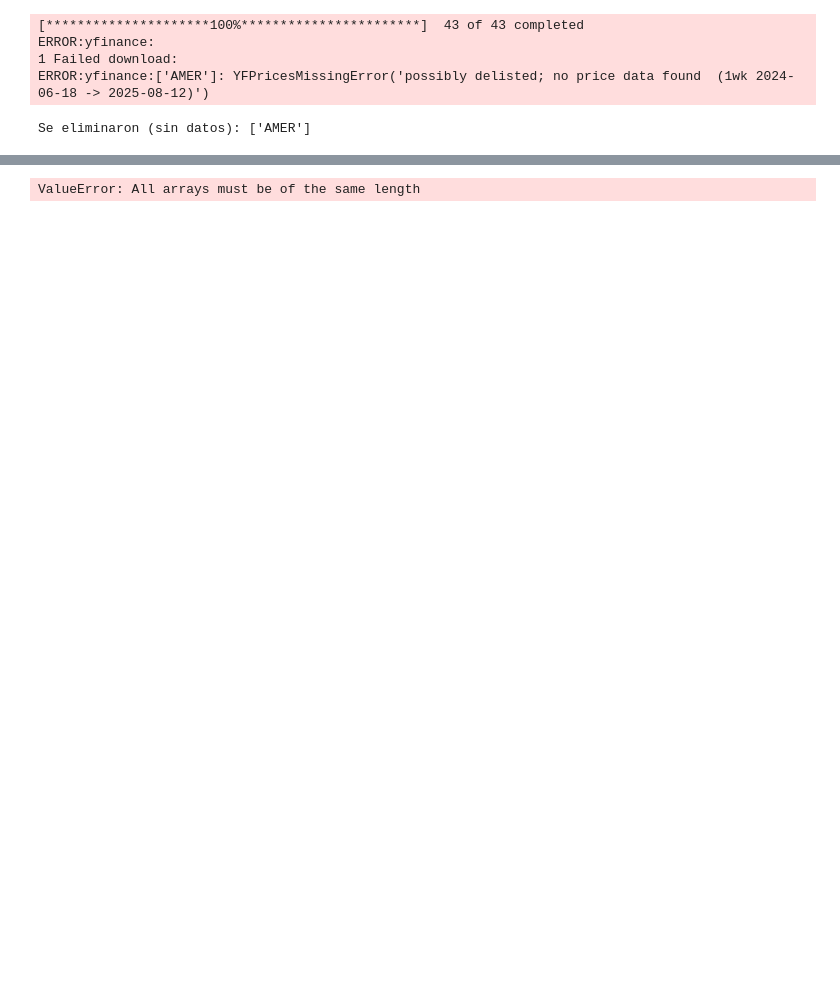
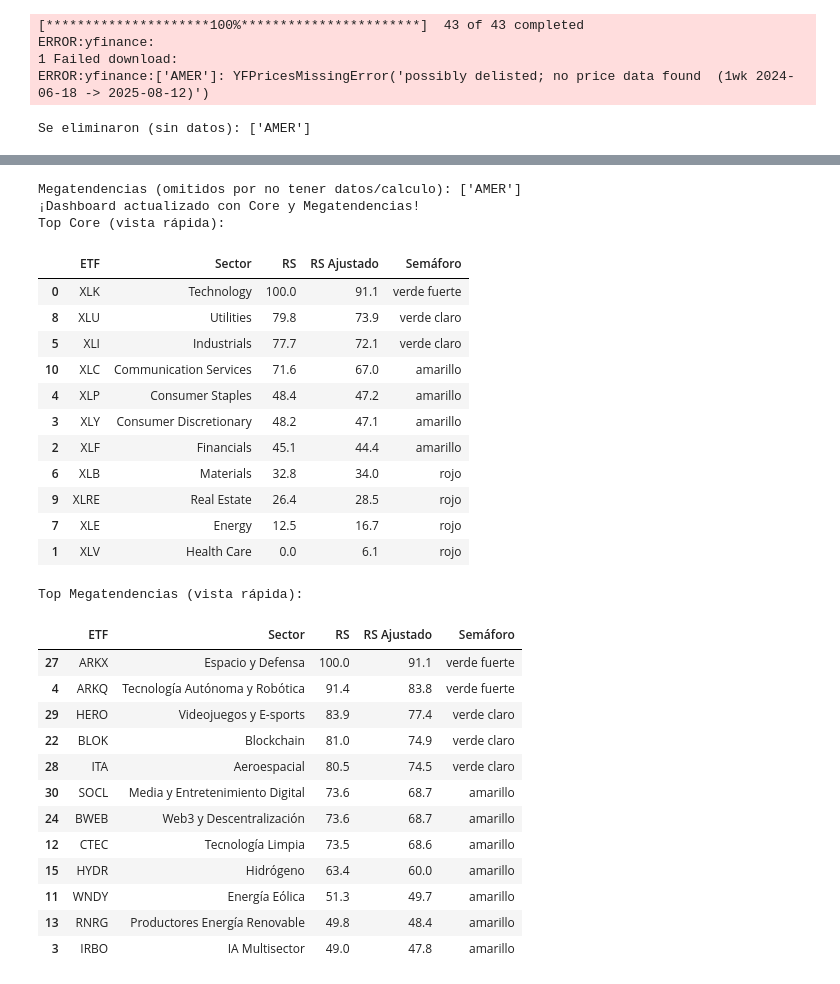
Before and after one commit to andremonroy/CeWL, a Jupyter notebook: RS_Sectores.ipynb, the cells around one changed output, grey strips where cells are left out. Cells and saved outputs as stored; diff of their text form; code cells hidden in the pictures; blank space fills up the shorter version.

Commit message:
Sectores mostrando semáforo correcto, RS ajustado falta tunearlo

```diff
--- a/RS_Sectores.ipynb
+++ b/RS_Sectores.ipynb
@@ -320,18 +189,21 @@ etf_nombres = {
 
 # Construir DataFrame desde las Series escaladas de cada grupo
 def build_df_from_series(rs_scaled_series, rs_ajustado_series):
-    if rs_scaled_series.empty:
+    if rs_scaled_series.empty or rs_ajustado_series.empty:
         return pd.DataFrame(columns=['ETF','Sector','RS','RS Ajustado','Semáforo'])
+
+    # 🔹 Alinear de forma segura por índice
+    rs_scaled_series, rs_ajustado_series = rs_scaled_series.align(rs_ajustado_series, join='inner')
+
     available = list(rs_scaled_series.index)
     df = pd.DataFrame({
         'ETF': available,
         'Sector': [etf_nombres.get(t, t) for t in available],
-        'RS': rs_scaled_series.loc[available].values,
-        'RS Ajustado': rs_ajustado_series.loc[available].values
+        'RS': rs_scaled_series.values,
+        'RS Ajustado': rs_ajustado_series.values
     })
     df['Semáforo'] = df['RS Ajustado'].apply(light)
-    df = df[['ETF','Sector','RS','RS Ajustado','Semáforo']].sort_values('RS Ajustado', ascending=False)
-    return df
+    return df[['ETF','Sector','RS','RS Ajustado','Semáforo']].sort_values('RS Ajustado', ascending=False)
 
 df_core = build_df_from_series(rs_scaled_core, rs_ajustado_core)
 df_mega = build_df_from_series(rs_scaled_mega, rs_ajustado_mega)
@@ -347,40 +219,66 @@ if missing_mega:
 # Export CSVs (opcional)
 df_core[['Sector','RS Ajustado']].to_csv("sectores_rs_core.csv", index=False)
 df_mega[['Sector','RS Ajustado']].to_csv("sectores_rs_mega.csv", index=False)
-# También un CSV combinado (si lo usas en otro notebook)
 pd.concat([df_core, df_mega]).to_csv("sectores_rs.csv", index=False)
 
-# Preparar filas seguras para Google Sheets (no NaN ni inf)
+# Preparar filas seguras para Google Sheets
 def df_to_rows_safe(df):
     df2 = df.copy()
     df2 = df2.replace([np.inf, -np.inf], np.nan).fillna('')
     return [list(df2.columns)] + df2.values.tolist()
 
 rows = [["ETFs Principales"]] + df_to_rows_safe(df_core) \
      + [[""]] \
      + [["ETFs Megatendencias"]] + df_to_rows_safe(df_mega)
 
-# Subir a Google Sheets: soporte para InteractiveSheet (si lo hubieras sobrescrito)
+# Subir a Google Sheets
 try:
     if hasattr(sheet, 'clear') and hasattr(sheet, 'update'):
         sheet.clear()
         sheet.update(rows)
     else:
         ws = client.open_by_key(spreadsheet_id).worksheet(sheet_name)
         ws.clear()
         ws.update(rows)
     print("¡Dashboard actualizado con Core y Megatendencias!")
 except Exception as e:
     print("Error subiendo a Google Sheets:", e)
-    # fallback: imprimir preview
     print("Preview de las primeras filas:")
     for r in rows[:10]:
         print(r)
 
-# Mostrar en notebook para verificación rápida
+# Mostrar en notebook
 print("Top Core (vista rápida):")
 display(df_core.head(12))
 print("Top Megatendencias (vista rápida):")
 display(df_mega.head(12))
 # %% [output]
-ValueError: All arrays must be of the same length
+Megatendencias (omitidos por no tener datos/calculo): ['AMER']
+¡Dashboard actualizado con Core y Megatendencias!
+Top Core (vista rápida):
+|  | ETF | Sector | RS | RS Ajustado | Semáforo |
+| 0 | XLK | Technology | 100.0 | 91.1 | verde fuerte |
+| 8 | XLU | Utilities | 79.8 | 73.9 | verde claro |
+| 5 | XLI | Industrials | 77.7 | 72.1 | verde claro |
+| 10 | XLC | Communication Services | 71.6 | 67.0 | amarillo |
+| 4 | XLP | Consumer Staples | 48.4 | 47.2 | amarillo |
+| 3 | XLY | Consumer Discretionary | 48.2 | 47.1 | amarillo |
+| 2 | XLF | Financials | 45.1 | 44.4 | amarillo |
+| 6 | XLB | Materials | 32.8 | 34.0 | rojo |
+| 9 | XLRE | Real Estate | 26.4 | 28.5 | rojo |
+| 7 | XLE | Energy | 12.5 | 16.7 | rojo |
+| 1 | XLV | Health Care | 0.0 | 6.1 | rojo |
+Top Megatendencias (vista rápida):
+|  | ETF | Sector | RS | RS Ajustado | Semáforo |
+| 27 | ARKX | Espacio y Defensa | 100.0 | 91.1 | verde fuerte |
+| 4 | ARKQ | Tecnología Autónoma y Robótica | 91.4 | 83.8 | verde fuerte |
+| 29 | HERO | Videojuegos y E-sports | 83.9 | 77.4 | verde claro |
+| 22 | BLOK | Blockchain | 81.0 | 74.9 | verde claro |
+| 28 | ITA | Aeroespacial | 80.5 | 74.5 | verde claro |
+| 30 | SOCL | Media y Entretenimiento Digital | 73.6 | 68.7 | amarillo |
+| 24 | BWEB | Web3 y Descentralización | 73.6 | 68.7 | amarillo |
+| 12 | CTEC | Tecnología Limpia | 73.5 | 68.6 | amarillo |
+| 15 | HYDR | Hidrógeno | 63.4 | 60.0 | amarillo |
+| 11 | WNDY | Energía Eólica | 51.3 | 49.7 | amarillo |
+| 13 | RNRG | Productores Energía Renovable | 49.8 | 48.4 | amarillo |
+| 3 | IRBO | IA Multisector | 49.0 | 47.8 | amarillo |
```
Also changed, not shown: parts of 6 cells of this notebook.
